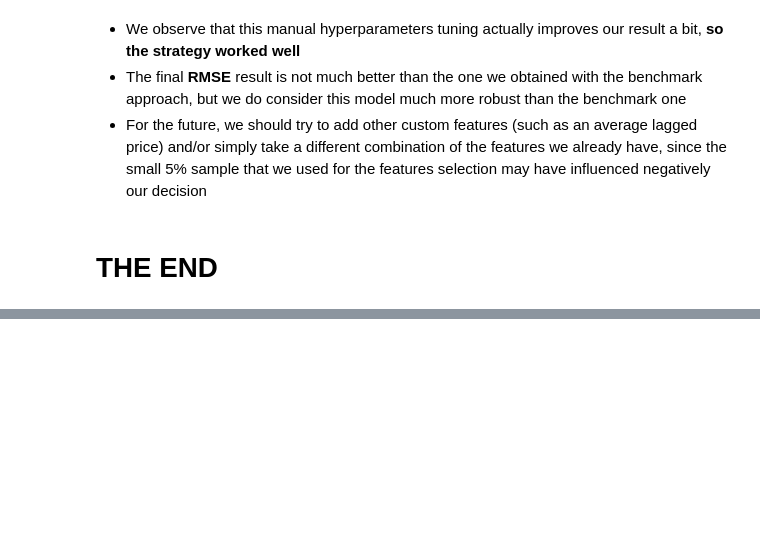
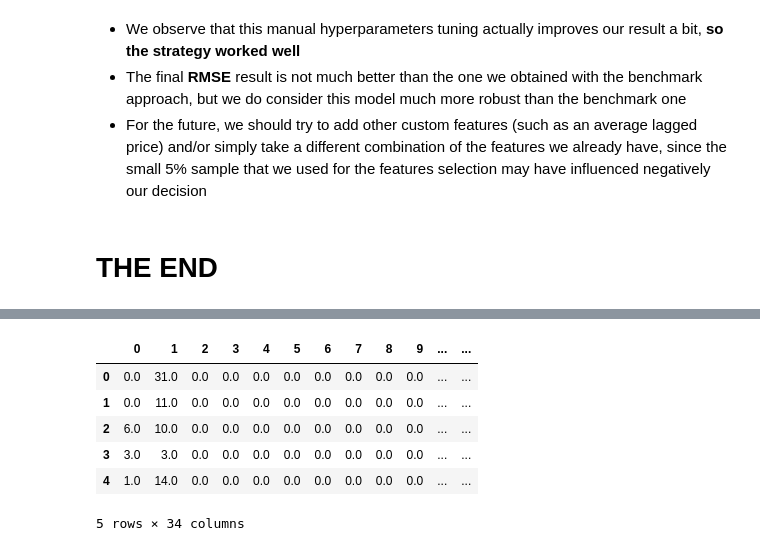
Before and after one commit to AlessandroBiagi/DataScienceProjects, a Jupyter notebook: Future_Sales/scripts/Predict_Future_Sales.ipynb, the cells around one changed output, grey strips where cells are left out. Cells and saved outputs as stored; diff of their text form; code cells hidden in the pictures; blank space fills up the shorter version.

```diff
--- a/Future_Sales/scripts/Predict_Future_Sales.ipynb
+++ b/Future_Sales/scripts/Predict_Future_Sales.ipynb
@@ -1236,0 +1270,11 @@ Submitting the results on Kaggle, we obtain an **RMSE of 2.14894**
+# %%
+df_clusters = df_merged.copy()
+
+from sklearn import preprocessing
+le = preprocessing.LabelEncoder()
+le.fit(df_clusters['city'])
+city_numeric = le.transform(df_clusters['city'])
+df_clusters['city'] = city_numeric
+df_clusters['median_price'] = df_clusters.groupby('joined_fields')['item_price']. transform('median')
+df_clusters.drop(['shop_name', 'item_category_name','item_name','item_price'], axis = 1, inplace = True)
+cols_to_exclude = ['date_block_num', 'item_cnt_day']
@@ -1236,0 +1295,12 @@ Submitting the results on Kaggle, we obtain an **RMSE of 2.14894**
+# %%
+df_clusters_ready = df_clusters.copy()
+df_clusters_ready = df_clusters_ready.drop(['shop_id', 'item_id', 'item_category_id', 'city', 'joined_fields', 'median_price'], axis = 1)
+df_clusters_ready.head()
+# %% [output]
+|  | 0 | 1 | 2 | 3 | 4 | 5 | 6 | 7 | 8 | 9 | ... | ... |
+| 0 | 0.0 | 31.0 | 0.0 | 0.0 | 0.0 | 0.0 | 0.0 | 0.0 | 0.0 | 0.0 | ... | ... |
+| 1 | 0.0 | 11.0 | 0.0 | 0.0 | 0.0 | 0.0 | 0.0 | 0.0 | 0.0 | 0.0 | ... | ... |
+| 2 | 6.0 | 10.0 | 0.0 | 0.0 | 0.0 | 0.0 | 0.0 | 0.0 | 0.0 | 0.0 | ... | ... |
+| 3 | 3.0 | 3.0 | 0.0 | 0.0 | 0.0 | 0.0 | 0.0 | 0.0 | 0.0 | 0.0 | ... | ... |
+| 4 | 1.0 | 14.0 | 0.0 | 0.0 | 0.0 | 0.0 | 0.0 | 0.0 | 0.0 | 0.0 | ... | ... |
+5 rows × 34 columns
```
Also changed, not shown: parts of 19 cells of this notebook, 1 other file.
